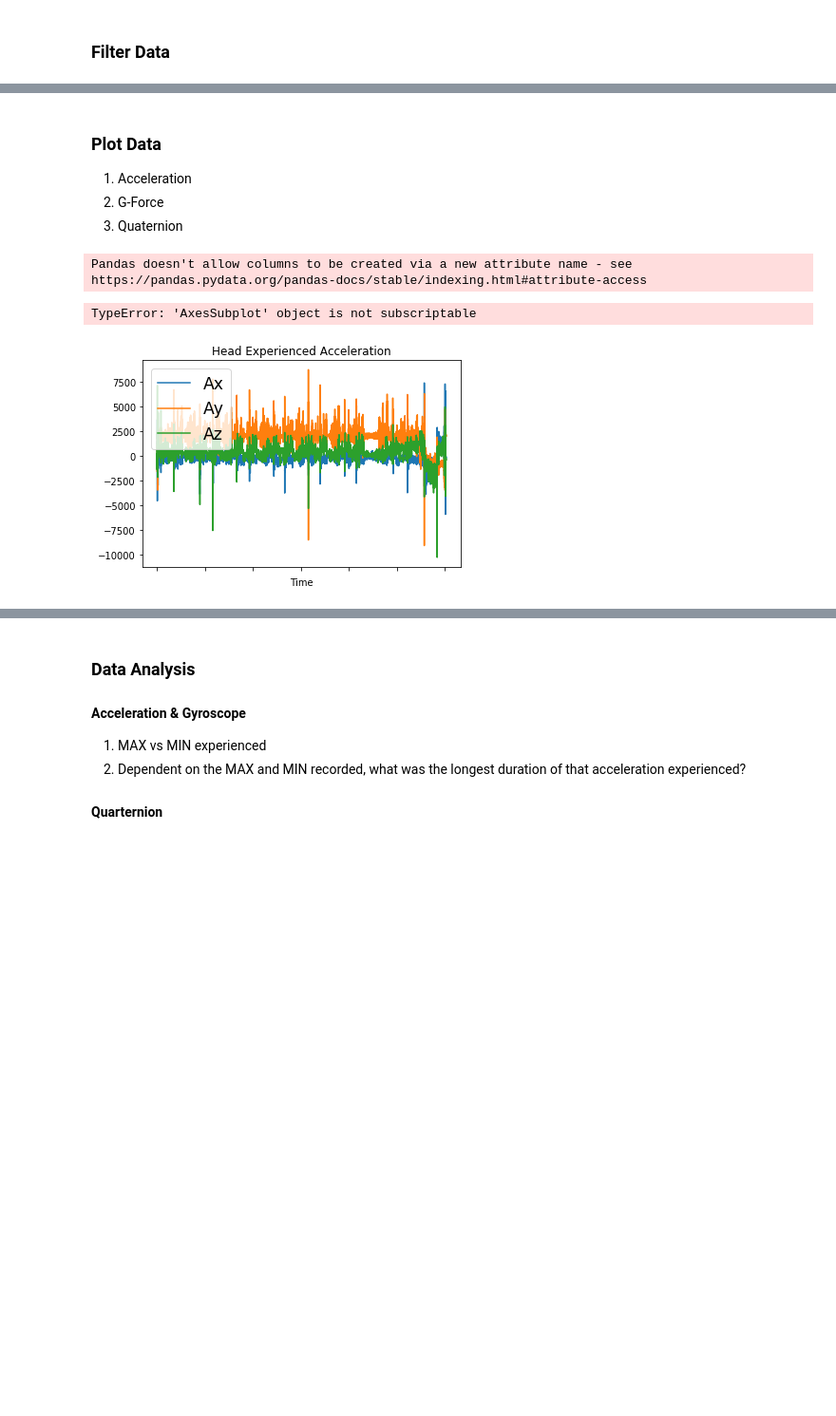
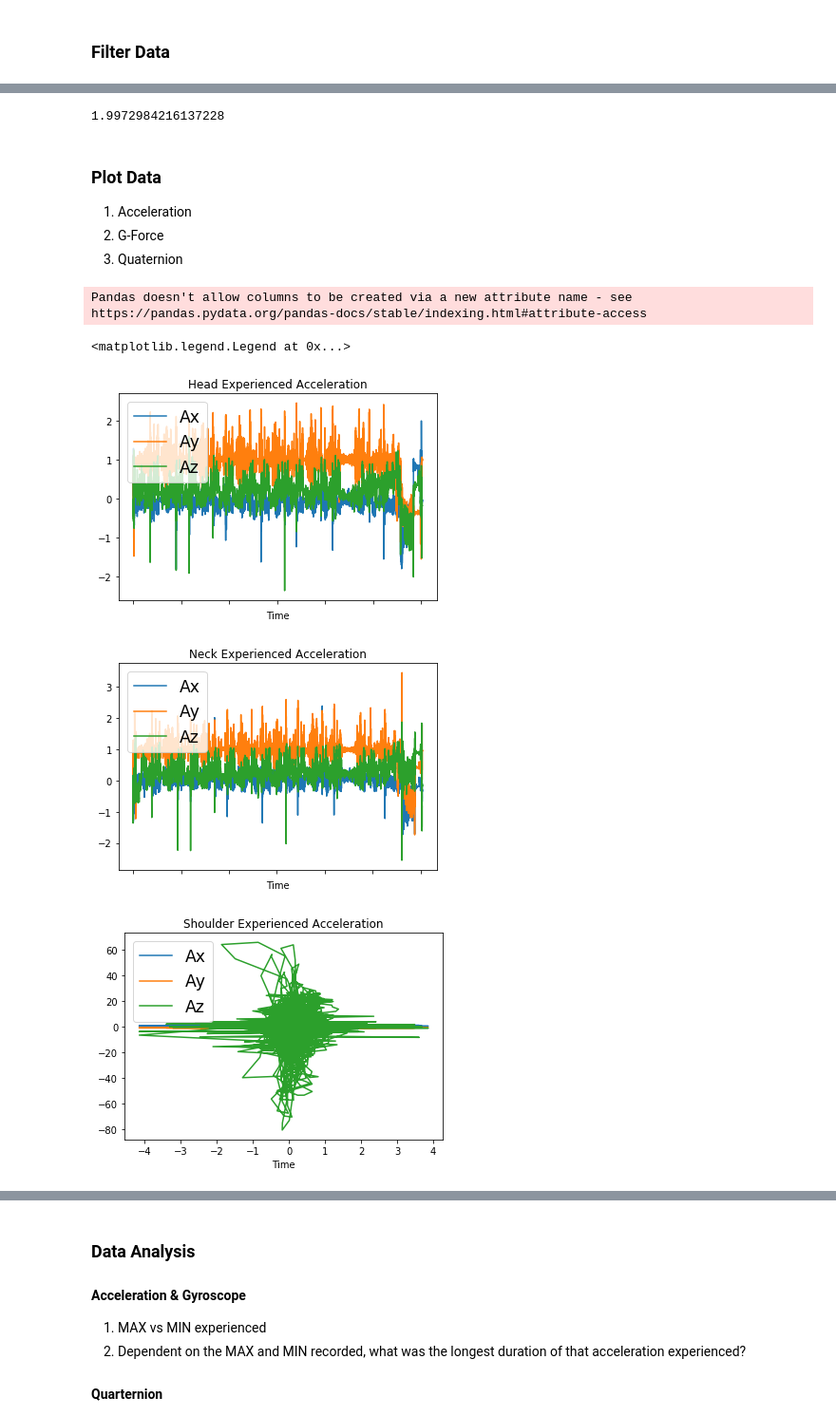
Before and after one commit to shellyginelle/zipline-acceleration-analysis, a Jupyter notebook: MRP - Post Processing Zip line Data.ipynb, the cells around one changed output, grey strips where cells are left out. Shown: that part at 95% size. Saved outputs shown, nothing was run; the diff lists cells and outputs as text; code cells hidden in the pictures; blank space fills up the shorter version.

Commit message:
Update butterworth filter and plots

```diff
--- a/MRP - Post Processing Zip line Data.ipynb
+++ b/MRP - Post Processing Zip line Data.ipynb
@@ -276,3 +288,47 @@ bb, ab = ifd.iirdesign(Wip, Wis, Rp, As, ftype='cheby2')
+# %%
+# The data to be filtered is as follows:
+'''
+head_mnptd_df
+neck_mnptd_df
+shoulder_mnptd_df
+heart_mnptd_df
+com_mnptd_df
+'''
+
+cols_to_filter = ['Ax', 'Ay', 'Az',
+            'Gx', 'Gy', 'Gz',
+            'Qw', 'Qx', 'Qy', 'Qz']
+
+# Filter the data, and plot both the original and filtered signals.
+for cols in cols_to_filter:
+    head_mnptd_df[cols] = butter_lowpass_filter(head_mnptd_df[cols], cutoff, fs, order)
+    neck_mnptd_df[cols] = butter_lowpass_filter(neck_mnptd_df[cols], cutoff, fs, order)
+    shoulder_mnptd_df[cols] = butter_lowpass_filter(shoulder_mnptd_df[cols], cutoff, fs, order)
+    heart_mnptd_df[cols] = butter_lowpass_filter(heart_mnptd_df[cols], cutoff, fs, order)
+    com_mnptd_df[cols] = butter_lowpass_filter(com_mnptd_df[cols], cutoff, fs, order)
+# %% [output]
+1.9972984216137228
+# %%
+#Save dataframe into new .csv
+head_mnptd_df.to_csv('/Users/shellyginelle/Data/1 - Head/BUTTERWORTH_FLTR_HEAD_DATA.csv')
+head_butterflt_df = pd.read_csv('/Users/shellyginelle/Data/1 - Head/BUTTERWORTH_FLTR_HEAD_DATA.csv',
+                 skiprows=[0,1,2,3,4,5,6,7], sep=',', names=colnames_HAM_IMU, header=None, engine='python')
+
+neck_mnptd_df.to_csv('/Users/shellyginelle/Data/2 - Neck C7/BUTTERWORTH_FLTR_NECK_DATA.csv')
+neck_butterflt_df = pd.read_csv('/Users/shellyginelle/Data/2 - Neck C7/BUTTERWORTH_FLTR_NECK_DATA.csv',
+                 skiprows=[0,1,2,3,4,5,6,7], sep=',', names=colnames_HAM_IMU, header=None, engine='python')
+
+shoulder_mnptd_df.to_csv('/Users/shellyginelle/Data/3 - Left Shoulder/BUTTERWORTH_FLTR_SHOULDER_DATA.csv')
+shoulder_butterflt_df = pd.read_csv('/Users/shellyginelle/Data/3 - Left Shoulder/BUTTERWORTH_FLTR_SHOULDER_DATA.csv',
+                 skiprows=[0,1,2,3,4,5,6,7], sep=',', names=colnames_HAM_IMU, header=None, engine='python')
+
+heart_mnptd_df.to_csv('/Users/shellyginelle/Data/4 - Heart/BUTTERWORTH_FLTR_HEART_DATA.csv')
+heart_butterflt_df = pd.read_csv('/Users/shellyginelle/Data/4 - Heart/BUTTERWORTH_FLTR_HEART_DATA.csv',
+                 skiprows=[0,1,2,3,4,5,6,7], sep=',', names=colnames_HAM_IMU, header=None, engine='python')
+
+com_mnptd_df.to_csv('/Users/shellyginelle/Data/5 - COM Harness/BUTTERWORTH_FLTR_COM_DATA.csv')
+com_butterflt_df = pd.read_csv('/Users/shellyginelle/Data/5 - COM Harness/BUTTERWORTH_FLTR_COM_DATA.csv',
+                 skiprows=[0,1,2,3,4,5,6,7], sep=',', names=colnames_HAM_IMU, header=None, engine='python')
 # %% [markdown]
 ### Plot Data
 1. Acceleration
@@ -281,36 +337,38 @@ bb, ab = ifd.iirdesign(Wip, Wis, Rp, As, ftype='cheby2')
 # %%
 #For your reference, acceleration_cols = ['Ax', 'Ay', 'Az']
 
 '''
 1. Plot HEAD data
 '''
-head_plot = head_raw_df.plot(title = 'Head Experienced Acceleration',  x = 'Time', y = acceleration_cols)
+head_plot = head_butterflt_df.plot(title = 'Head Experienced Acceleration',  x = 'Time', y = acceleration_cols)
 head_plot.legend(loc=2, fontsize = 'xx-large')
 
 '''
 2. Plot NECK data
 '''
-neck_plot = neck_raw_df.plot(title = 'Neck Experienced Acceleration',  x = 'Time', y = acceleration_cols)
+neck_plot = neck_butterflt_df.plot(title = 'Neck Experienced Acceleration',  x = 'Time', y = acceleration_cols)
 neck_plot.legend(loc=2, fontsize = 'xx-large')
 
 '''
 3. Plot SHOULDER data
 '''
-shoulder_plot = shoulder_raw_df.plot(title = 'Shoulder Experienced Acceleration',  x = 'Time', y = acceleration_cols)
+shoulder_plot = shoulder_butterflt_df.plot(title = 'Shoulder Experienced Acceleration',  x = 'Time', y = acceleration_cols)
 shoulder_plot.legend(loc=2, fontsize = 'xx-large')
 
 '''
 4. Plot HEART data
 '''
-heart_plot = heart_raw_df.plot(title = 'Heart Experienced Acceleration',  x = 'Time', y = acceleration_cols)
+heart_plot = heart_butterflt_df.plot(title = 'Heart Experienced Acceleration',  x = 'Time', y = acceleration_cols)
 heart_plot.legend(loc=2, fontsize = 'xx-large')
 
 '''
 5. Plot COM data
 '''
-com_plot = com_raw_df.plot(title = 'COM Experienced Acceleration',  x = 'Time', y = acceleration_cols)
+com_plot = com_butterflt_df.plot(title = 'COM Experienced Acceleration',  x = 'Time', y = acceleration_cols)
 com_plot.legend(loc=2, fontsize = 'xx-large')
 # %% [output]
 Pandas doesn't allow columns to be created via a new attribute name - see https://pandas.pydata.org/pandas-docs/stable/indexing.html#attribute-access
-TypeError: 'AxesSubplot' object is not subscriptable
+<matplotlib.legend.Legend at 0x...>
-[figure, old version]
+[figure, new version]
+[figure, added]
+[figure, added]
```
Also changed, not shown: parts of 11 cells of this notebook, 1 other file.
